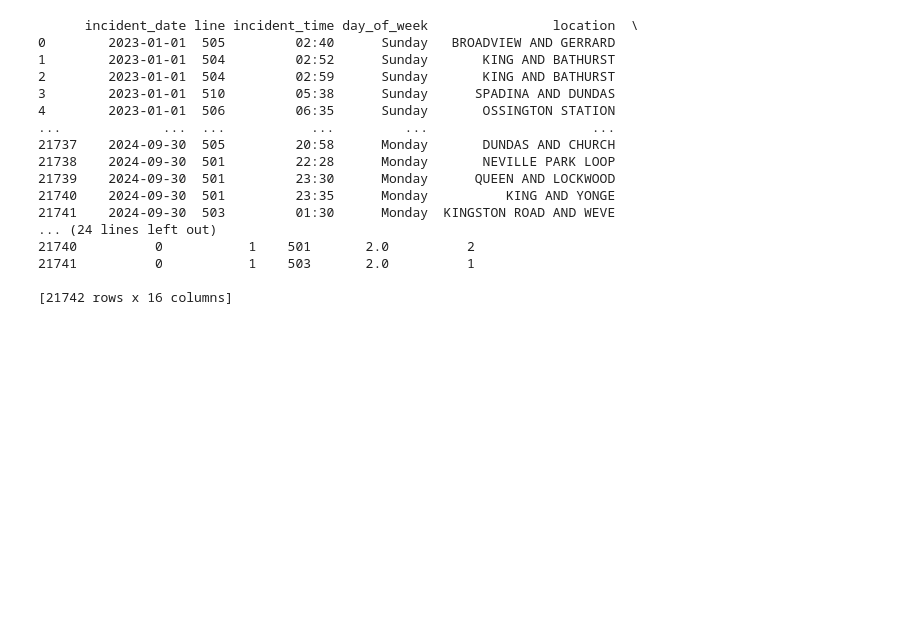
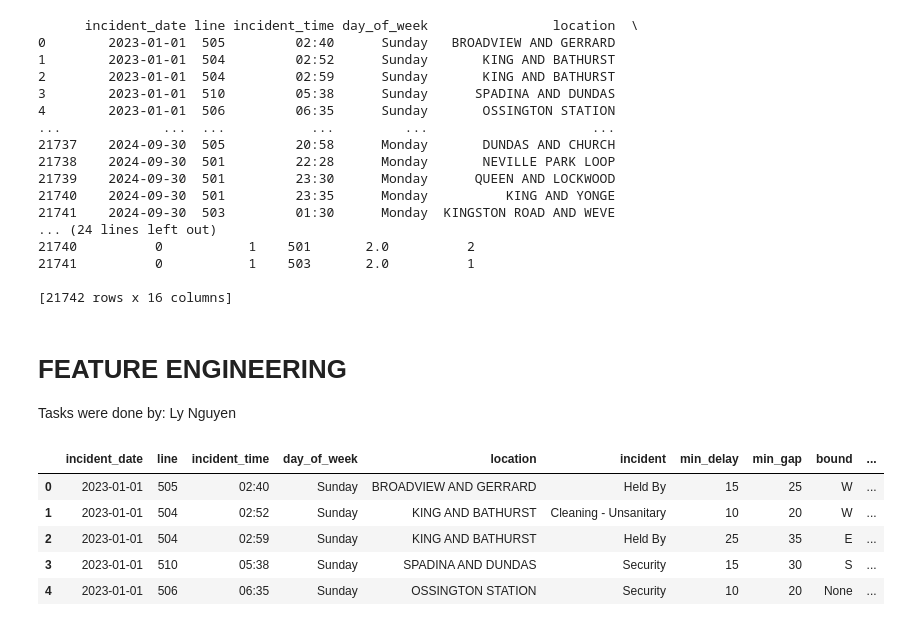
Before and after one commit to lee-data/TTC-streetcar-delay, a Jupyter notebook: src/team24main.ipynb, the cells around one changed output. Cells and saved outputs as stored; diff of their text form; code cells hidden in the pictures; blank space fills up the shorter version.

Commit message:
Ly's feature engineering work

```diff
--- a/src/team24main.ipynb
+++ b/src/team24main.ipynb
@@ -96,3 +126,17 @@ print(df)
 21741          0           1    503       2.0          1
 
 [21742 rows x 16 columns]
+# %% [markdown]
+# FEATURE ENGINEERING
+
+Tasks were done by: Ly Nguyen
+# %%
+# Visualize the dataframe
+df.head()
+# %% [output]
+|  | incident_date | line | incident_time | day_of_week | location | incident | min_delay | min_gap | bound | ... |
+| 0 | 2023-01-01 | 505 | 02:40 | Sunday | BROADVIEW AND GERRARD | Held By | 15 | 25 | W | ... |
+| 1 | 2023-01-01 | 504 | 02:52 | Sunday | KING AND BATHURST | Cleaning - Unsanitary | 10 | 20 | W | ... |
+| 2 | 2023-01-01 | 504 | 02:59 | Sunday | KING AND BATHURST | Held By | 25 | 35 | E | ... |
+| 3 | 2023-01-01 | 510 | 05:38 | Sunday | SPADINA AND DUNDAS | Security | 15 | 30 | S | ... |
+| 4 | 2023-01-01 | 506 | 06:35 | Sunday | OSSINGTON STATION | Security | 10 | 20 | None | ... |
```
Also changed, not shown: parts of 8 cells of this notebook, 2 other files.
